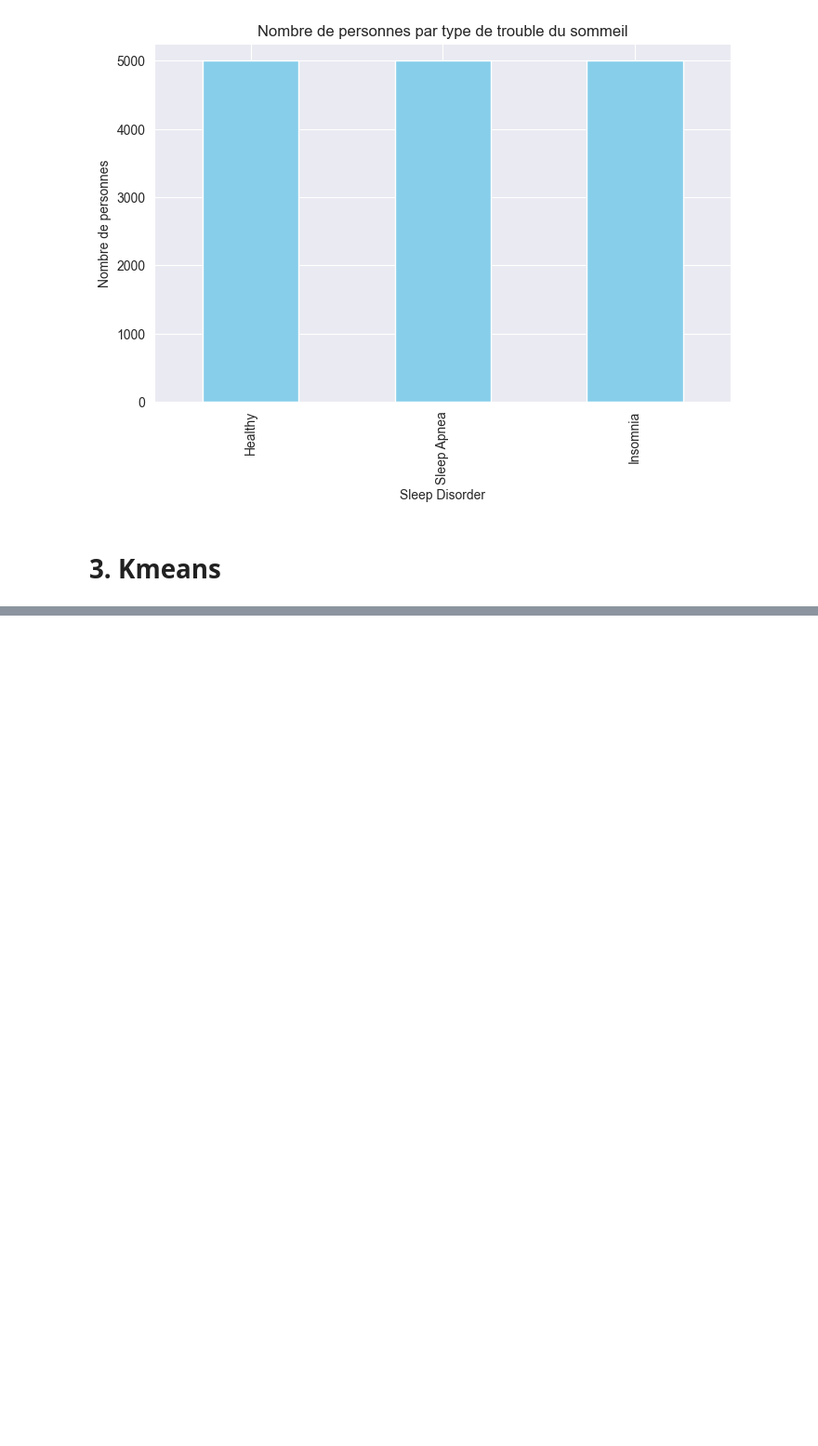
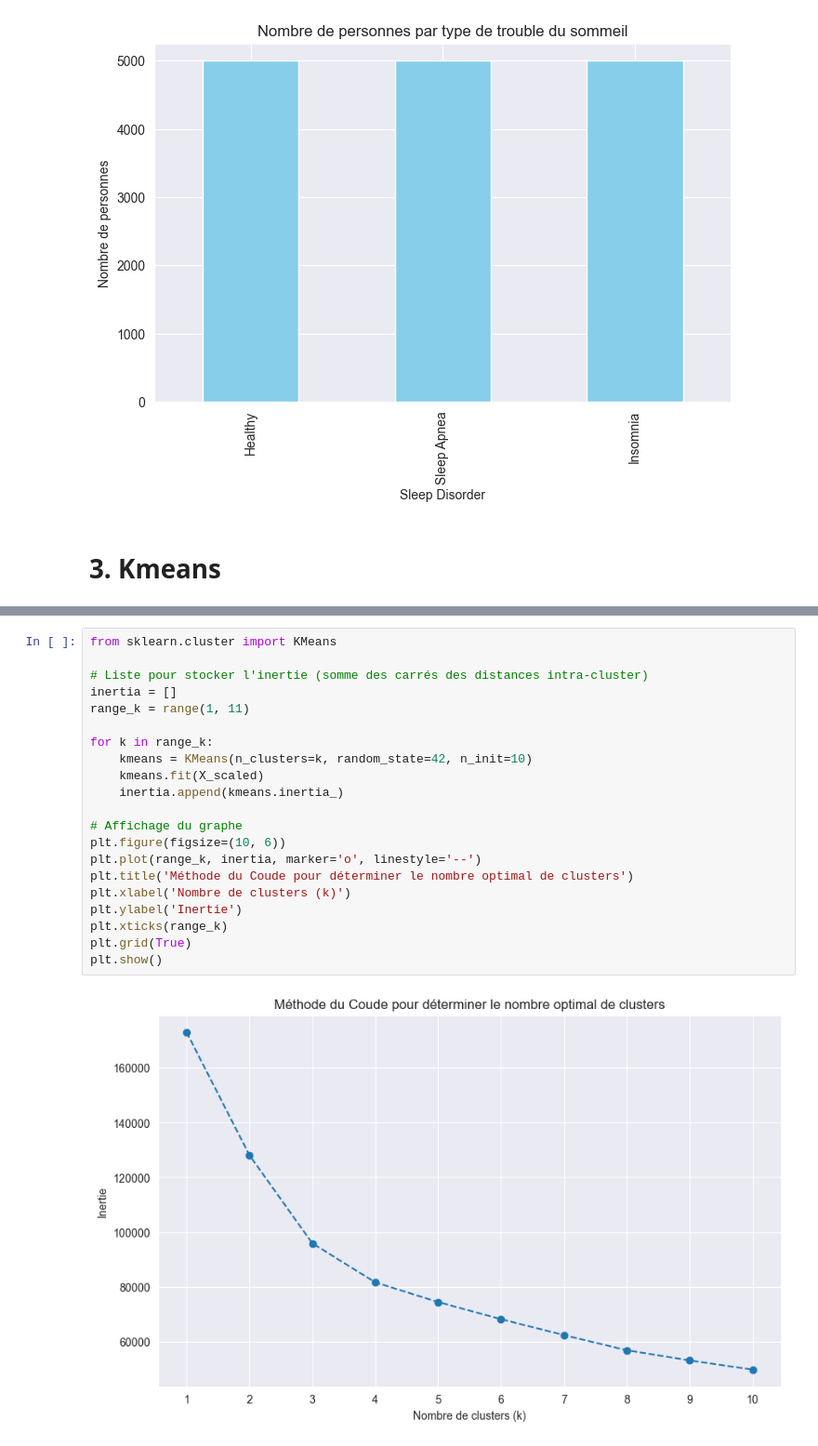
Before and after one commit to marvynlevin/sleepDeprivation, a Jupyter notebook: P1sleepDeprivation.ipynb, the cells around one changed output, grey strips where cells are left out. Shown: that part at 93% size. Saved outputs shown, nothing was run; the diff lists cells and outputs as text; blank space fills up the shorter version.

Commit message:
Kmeans

```diff
--- a/P1sleepDeprivation.ipynb
+++ b/P1sleepDeprivation.ipynb
@@ -149,0 +155,23 @@ KeyboardInterrupt:
+# %%
+from sklearn.cluster import KMeans
+
+# Liste pour stocker l'inertie (somme des carrés des distances intra-cluster)
+inertia = []
+range_k = range(1, 11)
+
+for k in range_k:
+    kmeans = KMeans(n_clusters=k, random_state=42, n_init=10)
+    kmeans.fit(X_scaled)
+    inertia.append(kmeans.inertia_)
+
+# Affichage du graphe
+plt.figure(figsize=(10, 6))
+plt.plot(range_k, inertia, marker='o', linestyle='--')
+plt.title('Méthode du Coude pour déterminer le nombre optimal de clusters')
+plt.xlabel('Nombre de clusters (k)')
+plt.ylabel('Inertie')
+plt.xticks(range_k)
+plt.grid(True)
+plt.show()
+# %% [output]
+[figure, added]
```
Also changed, not shown: parts of 7 cells of this notebook.
